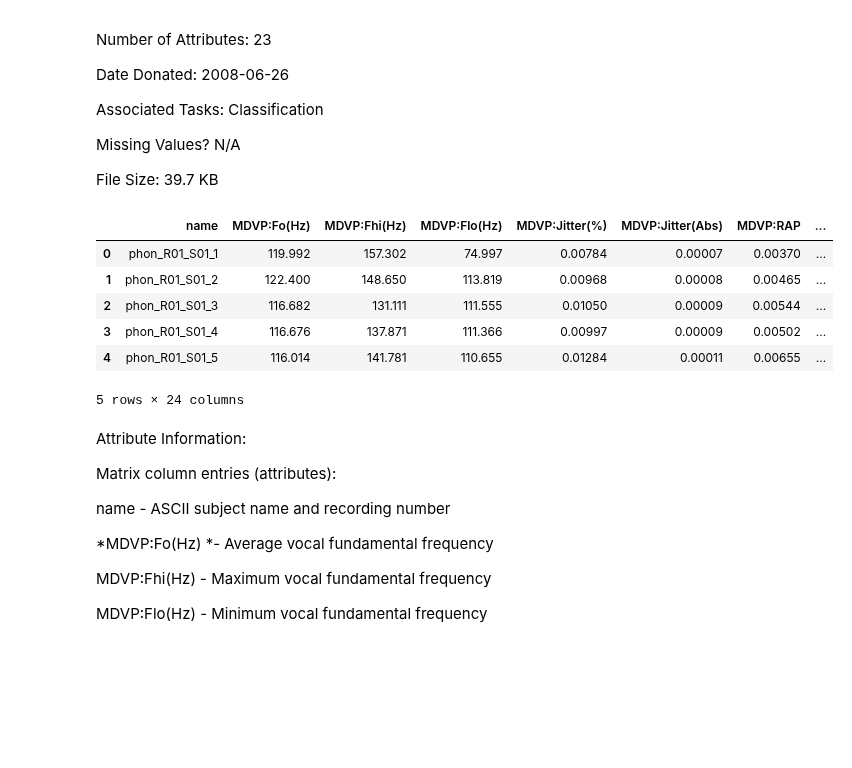
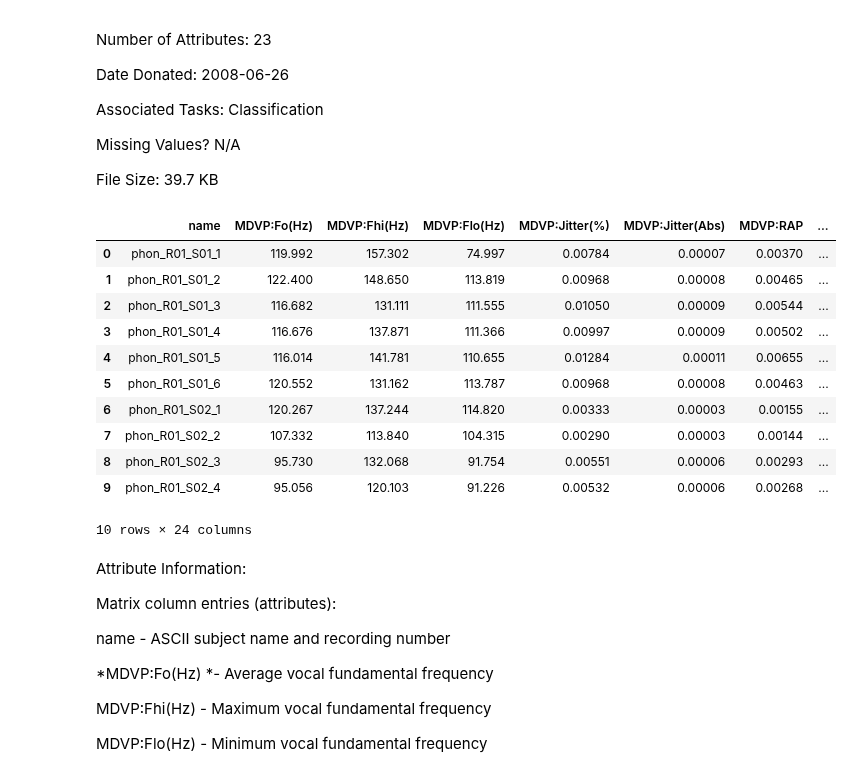
Before and after one commit to TaeMD/ML-projects, a Jupyter notebook: Detecting_Parkinsons.ipynb, the cells around one changed output. Drawn from its saved outputs; the diff is of its cells as text; code cells hidden in the pictures; blank space fills up the shorter version.

```diff
--- a/Detecting_Parkinsons.ipynb
+++ b/Detecting_Parkinsons.ipynb
@@ -30,15 +30,20 @@ import seaborn as sns
 # %%
 df = pd.read_csv ('/content/drive/MyDrive/parkinsons.data')
 # %%
-df.head()
+df.head(10)
 # %% [output]
 |  | name | MDVP:Fo(Hz) | MDVP:Fhi(Hz) | MDVP:Flo(Hz) | MDVP:Jitter(%) | MDVP:Jitter(Abs) | MDVP:RAP | ... |
 | 0 | phon_R01_S01_1 | 119.992 | 157.302 | 74.997 | 0.00784 | 0.00007 | 0.00370 | ... |
 | 1 | phon_R01_S01_2 | 122.400 | 148.650 | 113.819 | 0.00968 | 0.00008 | 0.00465 | ... |
 | 2 | phon_R01_S01_3 | 116.682 | 131.111 | 111.555 | 0.01050 | 0.00009 | 0.00544 | ... |
 | 3 | phon_R01_S01_4 | 116.676 | 137.871 | 111.366 | 0.00997 | 0.00009 | 0.00502 | ... |
 | 4 | phon_R01_S01_5 | 116.014 | 141.781 | 110.655 | 0.01284 | 0.00011 | 0.00655 | ... |
+| 5 | phon_R01_S01_6 | 120.552 | 131.162 | 113.787 | 0.00968 | 0.00008 | 0.00463 | ... |
+| 6 | phon_R01_S02_1 | 120.267 | 137.244 | 114.820 | 0.00333 | 0.00003 | 0.00155 | ... |
+| 7 | phon_R01_S02_2 | 107.332 | 113.840 | 104.315 | 0.00290 | 0.00003 | 0.00144 | ... |
+| 8 | phon_R01_S02_3 | 95.730 | 132.068 | 91.754 | 0.00551 | 0.00006 | 0.00293 | ... |
+| 9 | phon_R01_S02_4 | 95.056 | 120.103 | 91.226 | 0.00532 | 0.00006 | 0.00268 | ... |
-5 rows × 24 columns
+10 rows × 24 columns
 # %% [markdown]
 Attribute Information:
 
```
Also changed, not shown: parts of 9 cells of this notebook.
